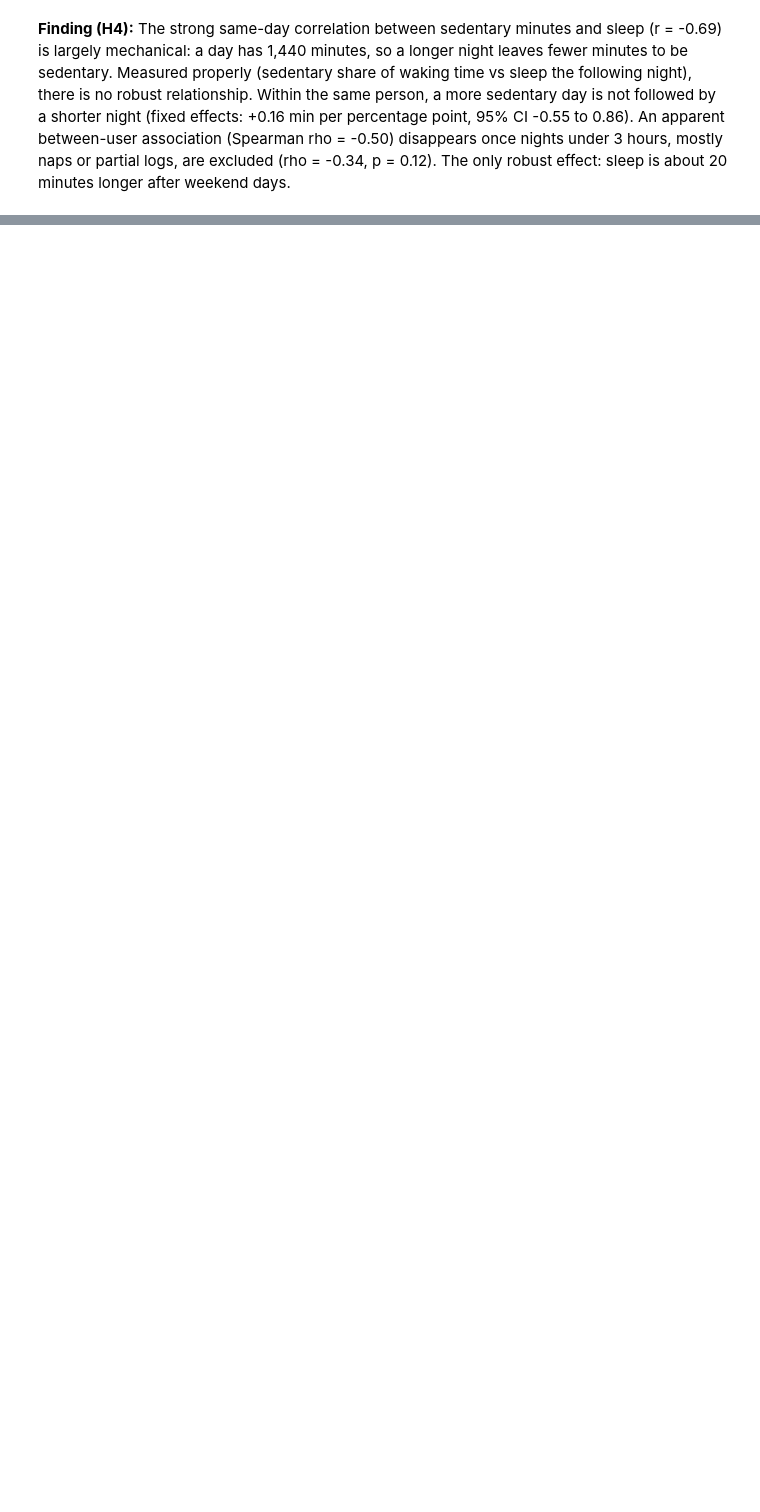
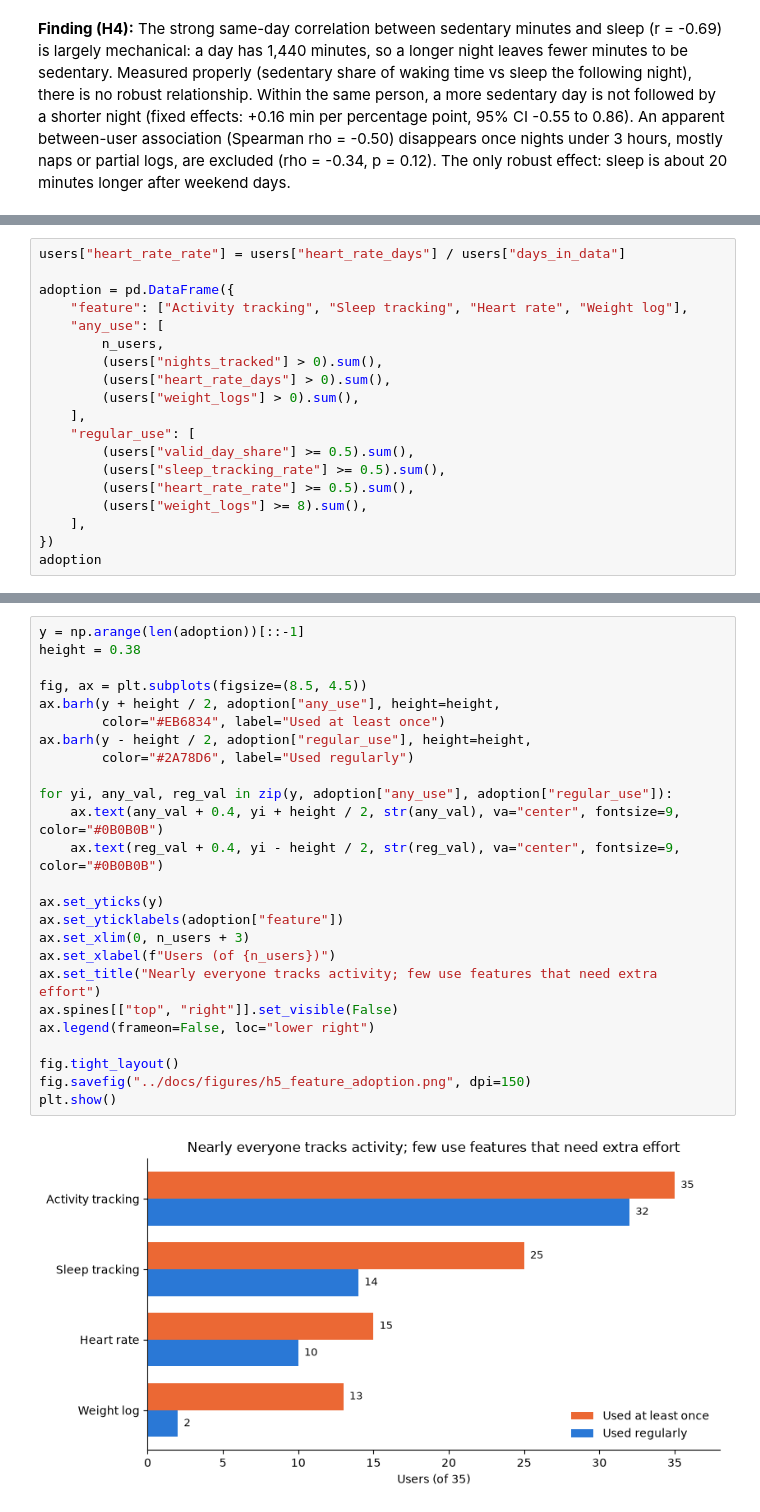
Before and after one commit to tymonbb/bellabeat_case_study, a Jupyter notebook: notebooks/analysis.ipynb, the cells around one changed output, grey strips where cells are left out. Cells and saved outputs as stored; diff of their text form; blank space fills up the shorter version.

Commit message:
Add H5 analysis: extra feature analysis, check of weight log engagement among users

```diff
--- a/notebooks/analysis.ipynb
+++ b/notebooks/analysis.ipynb
@@ -550,0 +591,19 @@ logs, are excluded (rho = -0.34, p = 0.12). The only robust effect: sleep is abo
+# %%
+users["heart_rate_rate"] = users["heart_rate_days"] / users["days_in_data"]
+
+adoption = pd.DataFrame({
+    "feature": ["Activity tracking", "Sleep tracking", "Heart rate", "Weight log"],
+    "any_use": [
+        n_users,
+        (users["nights_tracked"] > 0).sum(),
+        (users["heart_rate_days"] > 0).sum(),
+        (users["weight_logs"] > 0).sum(),
+    ],
+    "regular_use": [
+        (users["valid_day_share"] >= 0.5).sum(),
+        (users["sleep_tracking_rate"] >= 0.5).sum(),
+        (users["heart_rate_rate"] >= 0.5).sum(),
+        (users["weight_logs"] >= 8).sum(),
+    ],
+})
+adoption
@@ -550,0 +616,27 @@ logs, are excluded (rho = -0.34, p = 0.12). The only robust effect: sleep is abo
+# %%
+y = np.arange(len(adoption))[::-1]
+height = 0.38
+
+fig, ax = plt.subplots(figsize=(8.5, 4.5))
+ax.barh(y + height / 2, adoption["any_use"], height=height,
+        color="#EB6834", label="Used at least once")
+ax.barh(y - height / 2, adoption["regular_use"], height=height,
+        color="#2A78D6", label="Used regularly")
+
+for yi, any_val, reg_val in zip(y, adoption["any_use"], adoption["regular_use"]):
+    ax.text(any_val + 0.4, yi + height / 2, str(any_val), va="center", fontsize=9, color="#0B0B0B")
+    ax.text(reg_val + 0.4, yi - height / 2, str(reg_val), va="center", fontsize=9, color="#0B0B0B")
+
+ax.set_yticks(y)
+ax.set_yticklabels(adoption["feature"])
+ax.set_xlim(0, n_users + 3)
+ax.set_xlabel(f"Users (of {n_users})")
+ax.set_title("Nearly everyone tracks activity; few use features that need extra effort")
+ax.spines[["top", "right"]].set_visible(False)
+ax.legend(frameon=False, loc="lower right")
+
+fig.tight_layout()
+fig.savefig("../docs/figures/h5_feature_adoption.png", dpi=150)
+plt.show()
+# %% [output]
+[figure, added]
```
Also changed, not shown: parts of 4 cells of this notebook, 1 other file.
